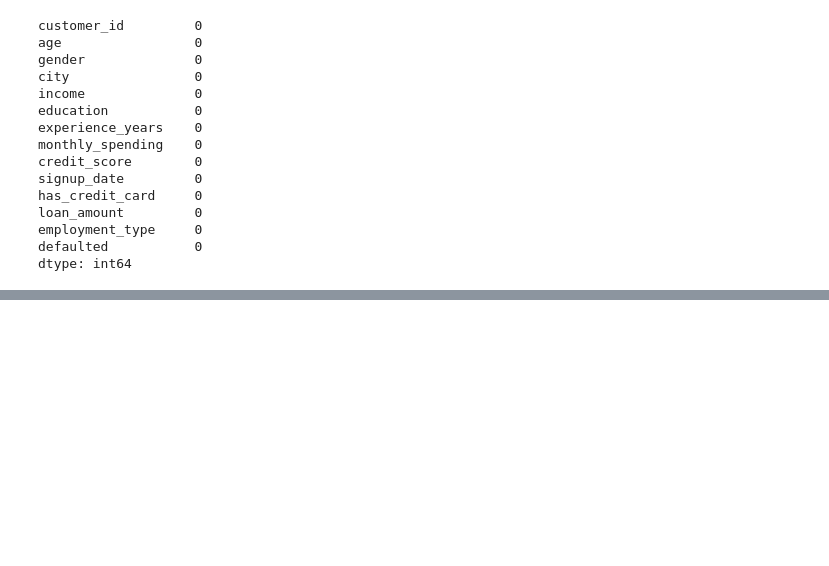
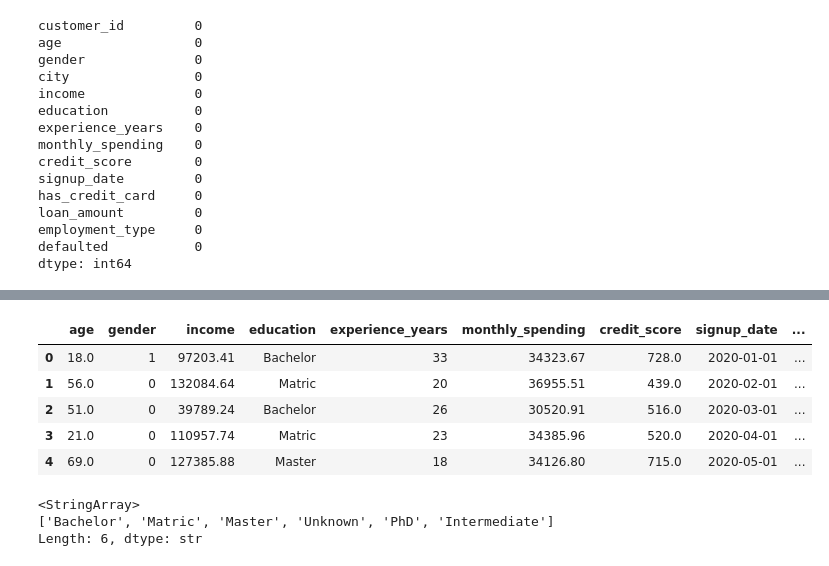
Before and after one commit to waris-idrees/Machine-learning_journey, a Jupyter notebook: 5-Feature_engineering/feature_enginering.ipynb, the cells around one changed output, grey strips where cells are left out. Cells and saved outputs as stored; diff of their text form; code cells hidden in the pictures; blank space fills up the shorter version.

Commit message:
Complete data cleaning and feature engineering

```diff
--- a/5-Feature_engineering/feature_enginering.ipynb
+++ b/5-Feature_engineering/feature_enginering.ipynb
@@ -6,7 +6,7 @@ import pandas as pd
 import seaborn as sns
 import matplotlib.pyplot as plt
 # %%
-df=pd.read_csv("cleaned_data.csv")
+df=pd.read_csv("data_set_cleaned.csv")
 df
 # %% [output]
 |  | customer_id | age | gender | city | income | education | experience_years | monthly_spending | ... |
@@ -80,0 +45,2 @@ df
+# %%
+df = df.drop(columns=["customer_id"])
@@ -80,0 +80,5 @@ df
+# %%
+df["gender"]=df["gender"].map({
+    "Male" : 1,
+    "Female" : 0,
+})
@@ -80,0 +108,22 @@ df
+# %%
+df = pd.get_dummies(
+    df,
+    columns=["city"],
+    drop_first=True,
+    dtype=int
+)
+# %%
+df.head()
+# %% [output]
+|  | age | gender | income | education | experience_years | monthly_spending | credit_score | signup_date | ... |
+| 0 | 18.0 | 1 | 97203.41 | Bachelor | 33 | 34323.67 | 728.0 | 2020-01-01 | ... |
+| 1 | 56.0 | 0 | 132084.64 | Matric | 20 | 36955.51 | 439.0 | 2020-02-01 | ... |
+| 2 | 51.0 | 0 | 39789.24 | Bachelor | 26 | 30520.91 | 516.0 | 2020-03-01 | ... |
+| 3 | 21.0 | 0 | 110957.74 | Matric | 23 | 34385.96 | 520.0 | 2020-04-01 | ... |
+| 4 | 69.0 | 0 | 127385.88 | Master | 18 | 34126.80 | 715.0 | 2020-05-01 | ... |
+# %%
+df["education"].unique()
+# %% [output]
+<StringArray>
+['Bachelor', 'Matric', 'Master', 'Unknown', 'PhD', 'Intermediate']
+Length: 6, dtype: str
```
Also changed, not shown: parts of 32 cells of this notebook, 2 other files.
